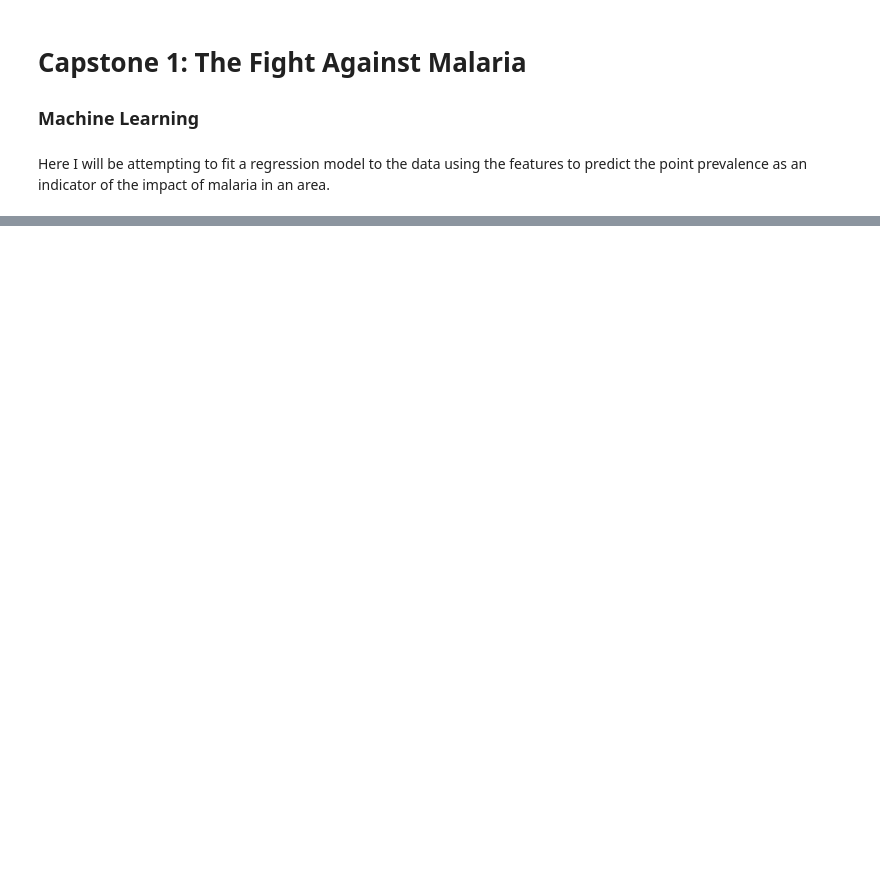
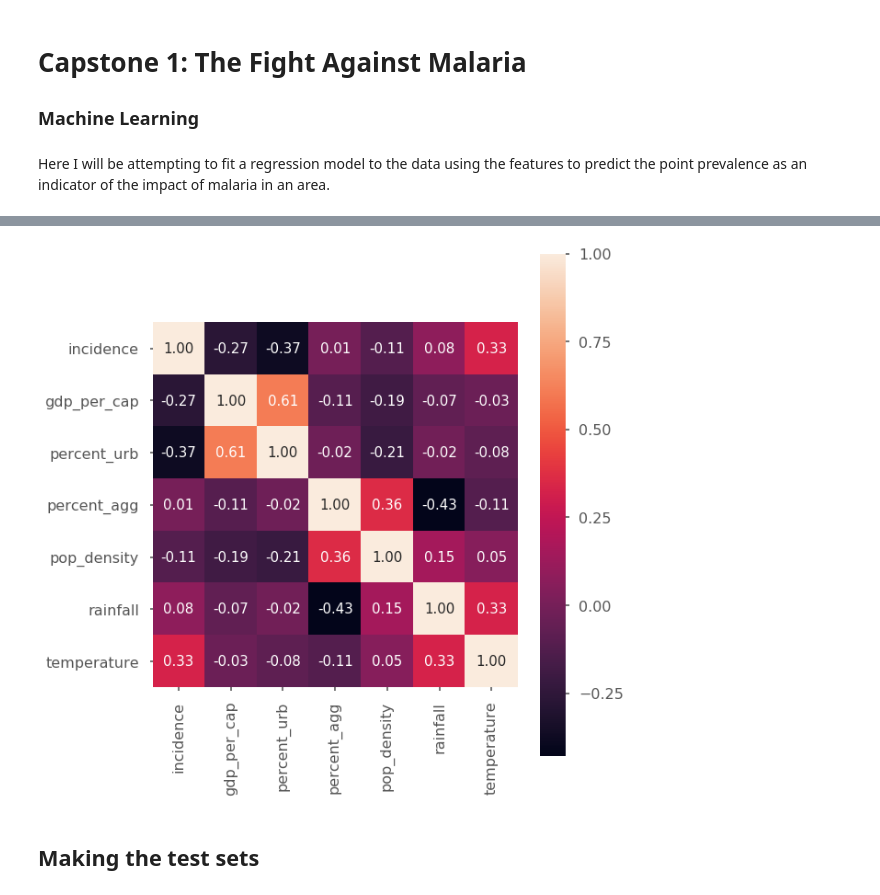
Before and after one commit to jzallen07/Springboard-Capstone-1-Tracking-Malaria, a Jupyter notebook: capstone 1 ML.ipynb, the cells around one changed output, grey strips where cells are left out. Drawn from its saved outputs; the diff is of its cells as text; code cells hidden in the pictures; blank space fills up the shorter version.

```diff
--- a/capstone 1 ML.ipynb
+++ b/capstone 1 ML.ipynb
@@ -24,7 +25,3 @@ df_main = df_main[df_main['reported_cases'] > 0]
-# %%
-df_main['inci'] = (df_main['reported_cases'] / df_main['population']) * 100000
-# %%
-df_main['mort'] = (df_main['reported_deaths'] / df_main['reported_cases']) * 100000
 # %%
 df_main.columns
 # %% [output]
@@ -146,0 +54,25 @@ ValueError: x and y must have same first dimension, but have shapes (1,) and (6,
+# %%
+df_main.drop(['region_x', 'reported_cases', 'reported_deaths', 'population', 'country_name'], axis=1, inplace=True)
+# %%
+df_categories = pd.get_dummies(df_main, drop_first=True);
+# %%
+cols = ['incidence', 'gdp_per_cap', 'percent_urb', 'percent_agg', 'pop_density', 'rainfall', 'temperature' ]
+f, ax = plt.subplots(figsize=(9,9))
+cm = np.corrcoef(df_categories[cols].values.T)
+hm = sns.heatmap(cm,
+                 cbar=True,
+                 annot=True,
+                 square=True,
+                 fmt='.2f',
+                 annot_kws={'size': 15},
+                 yticklabels=cols,
+                 xticklabels=cols,
+                 ax=ax)
+
+
+plt.tight_layout()
+plt.show()
+# %% [output]
+[figure, added]
+# %% [markdown]
+## Making the test sets
```
Also changed, not shown: parts of 93 cells of this notebook, 8 other files.
